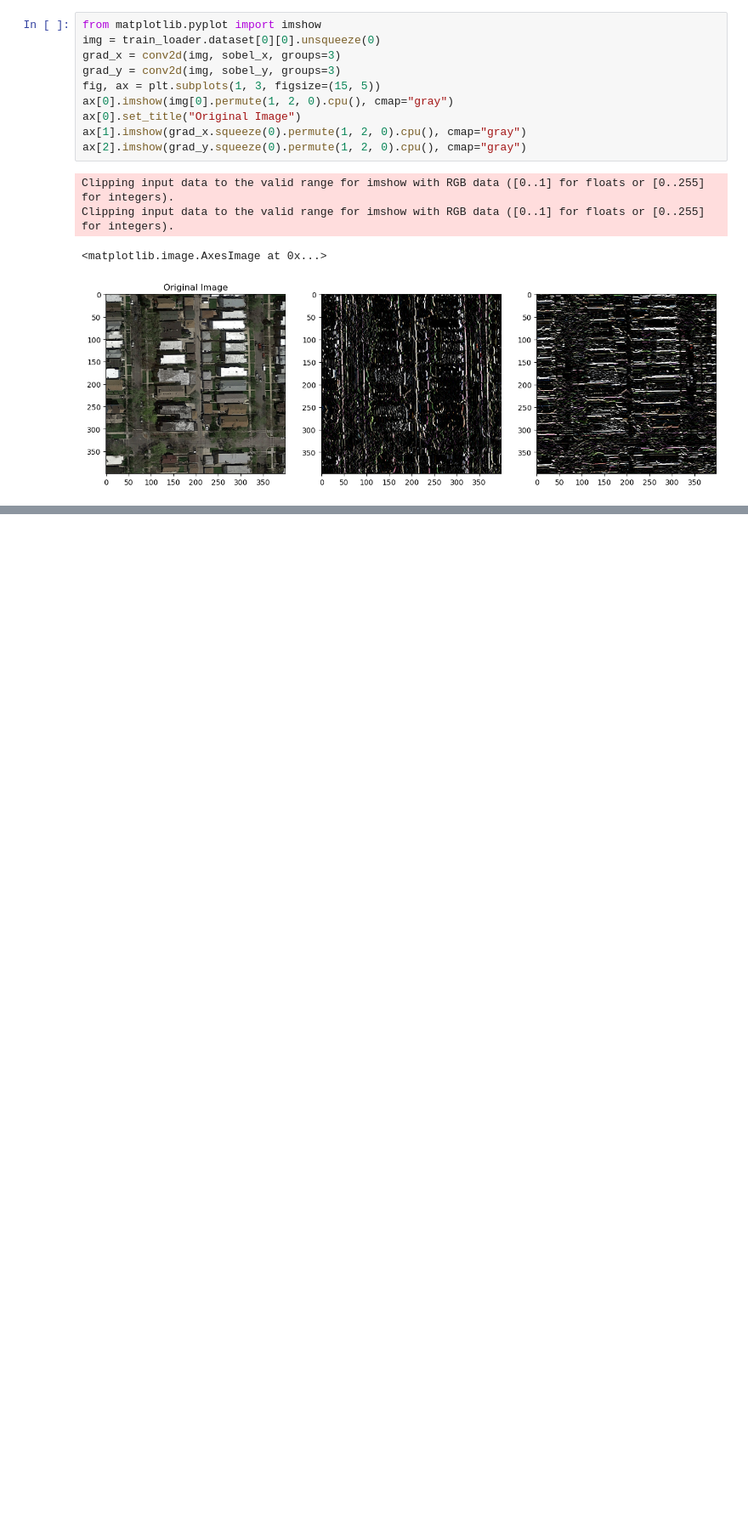
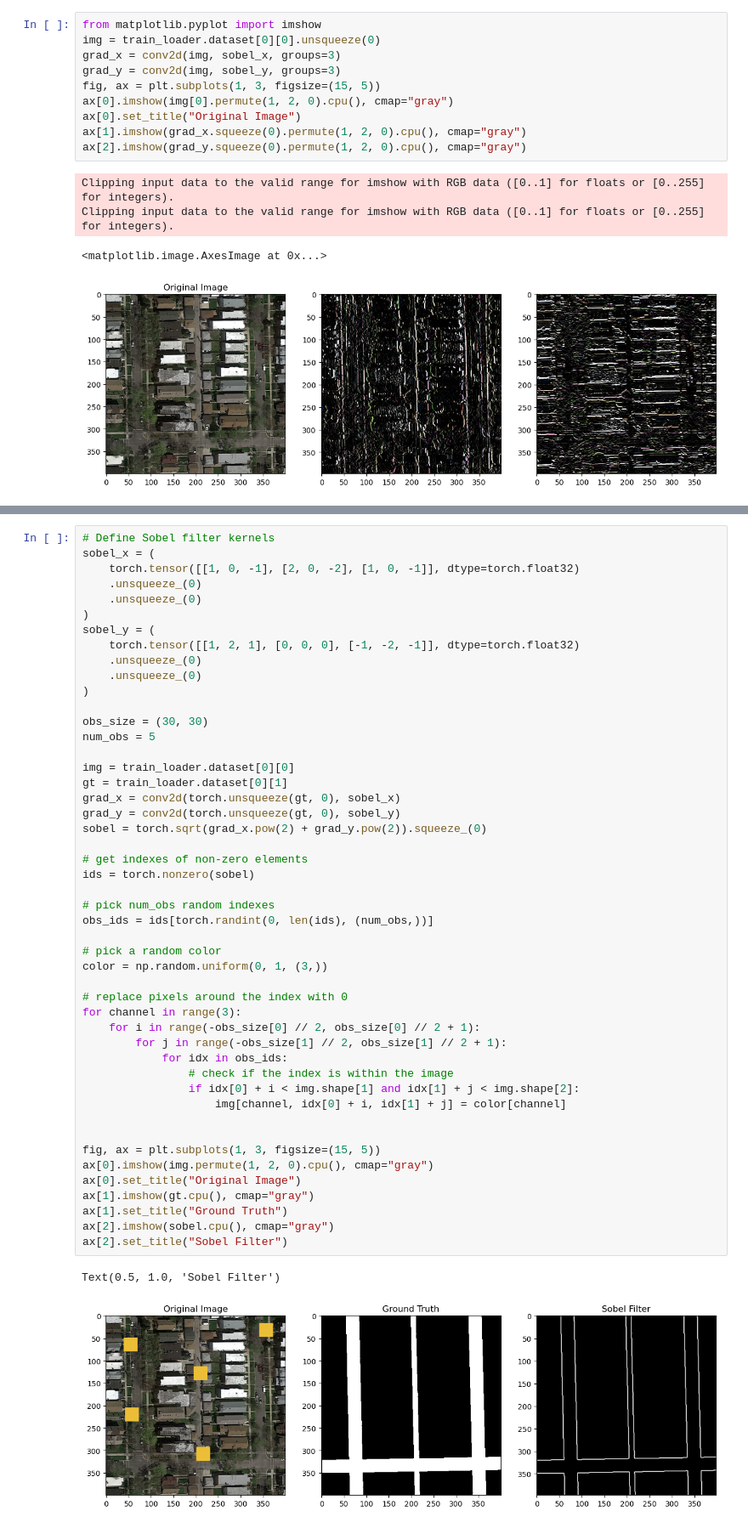
Before and after one commit to MaximeScope/ml_project2, a Jupyter notebook: data_exploration.ipynb, the cells around one changed output, grey strips where cells are left out. Shown at 85% size. Cells and saved outputs as stored; diff of their text form; blank space fills up the shorter version.

```diff
--- a/data_exploration.ipynb
+++ b/data_exploration.ipynb
@@ -118,0 +120,51 @@ Clipping input data to the valid range for imshow with RGB data ([0..1] for floa
+# %%
+# Define Sobel filter kernels
+sobel_x = (
+    torch.tensor([[1, 0, -1], [2, 0, -2], [1, 0, -1]], dtype=torch.float32)
+    .unsqueeze_(0)
+    .unsqueeze_(0)
+)
+sobel_y = (
+    torch.tensor([[1, 2, 1], [0, 0, 0], [-1, -2, -1]], dtype=torch.float32)
+    .unsqueeze_(0)
+    .unsqueeze_(0)
+)
+
+obs_size = (30, 30)
+num_obs = 5
+
+img = train_loader.dataset[0][0]
+gt = train_loader.dataset[0][1]
+grad_x = conv2d(torch.unsqueeze(gt, 0), sobel_x)
+grad_y = conv2d(torch.unsqueeze(gt, 0), sobel_y)
+sobel = torch.sqrt(grad_x.pow(2) + grad_y.pow(2)).squeeze_(0)
+
+# get indexes of non-zero elements
+ids = torch.nonzero(sobel)
+
+# pick num_obs random indexes
+obs_ids = ids[torch.randint(0, len(ids), (num_obs,))]
+
+# pick a random color
+color = np.random.uniform(0, 1, (3,))
+
+# replace pixels around the index with 0
+for channel in range(3):
+    for i in range(-obs_size[0] // 2, obs_size[0] // 2 + 1):
+        for j in range(-obs_size[1] // 2, obs_size[1] // 2 + 1):
+            for idx in obs_ids:
+                # check if the index is within the image
+                if idx[0] + i < img.shape[1] and idx[1] + j < img.shape[2]:
+                    img[channel, idx[0] + i, idx[1] + j] = color[channel]
+
+
+fig, ax = plt.subplots(1, 3, figsize=(15, 5))
+ax[0].imshow(img.permute(1, 2, 0).cpu(), cmap="gray")
+ax[0].set_title("Original Image")
+ax[1].imshow(gt.cpu(), cmap="gray")
+ax[1].set_title("Ground Truth")
+ax[2].imshow(sobel.cpu(), cmap="gray")
+ax[2].set_title("Sobel Filter")
+# %% [output]
+Text(0.5, 1.0, 'Sobel Filter')
+[figure, added]
```
Also changed, not shown: parts of 3 cells of this notebook, 3 other files.
